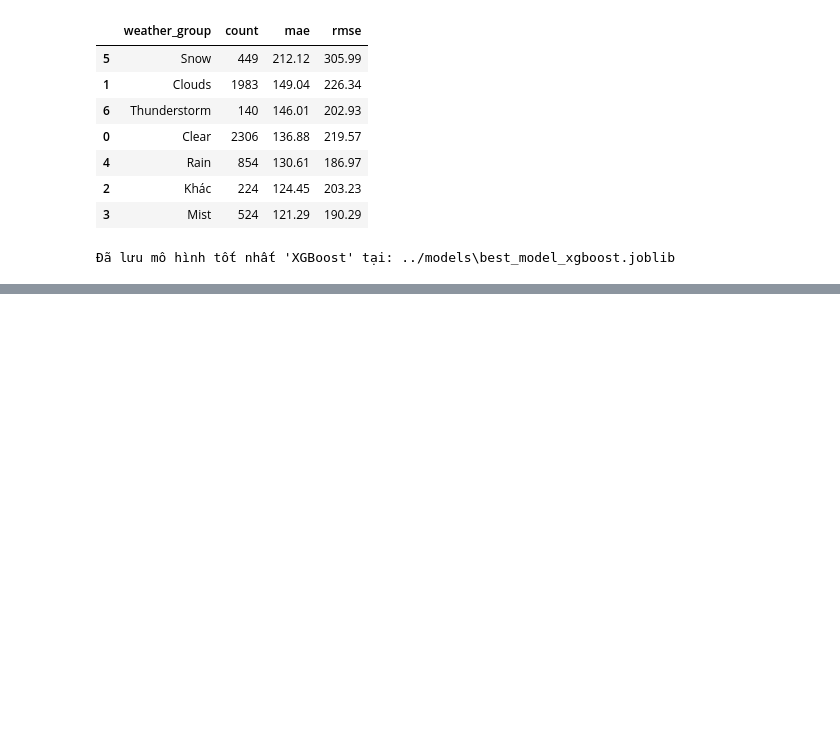
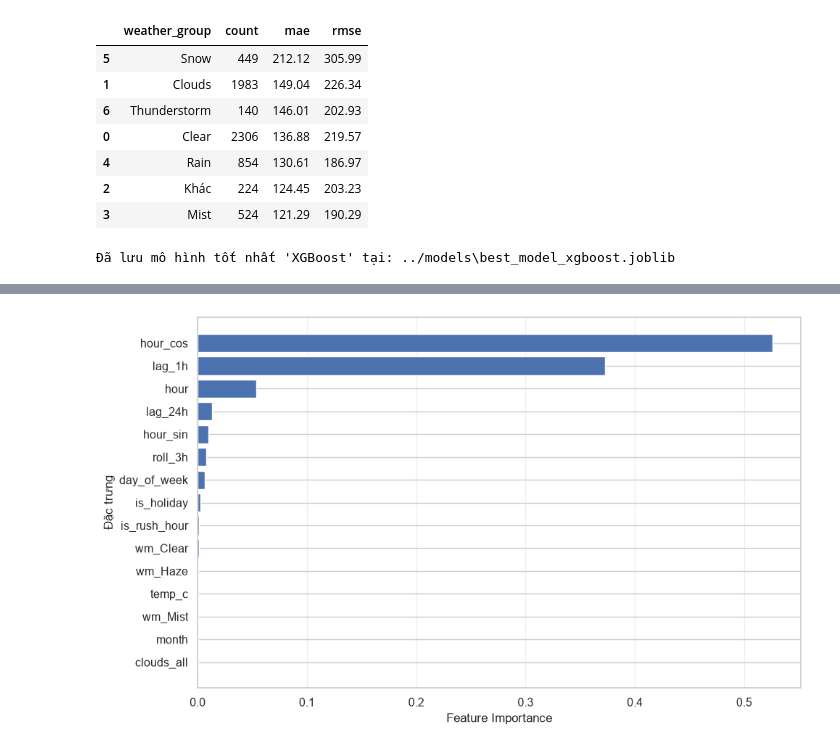
Before and after one commit to duchihi06/btl_nh-m_3, a Jupyter notebook: code/note_03.ipynb, the cells around one changed output, grey strips where cells are left out. Saved outputs shown, nothing was run; the diff lists cells and outputs as text; code cells hidden in the pictures; blank space fills up the shorter version.

```diff
--- a/code/note_03.ipynb
+++ b/code/note_03.ipynb
@@ -19,34 +19,34 @@ SEED = 42
 TARGET = "traffic_volume"
 TIME_COL = "date_time"
 
+# Đọc dữ liệu ngay trong cell để không phụ thuộc biến cũ nếu restart kernel
+df = pd.read_parquet("../data/processed/clean_data.parquet")
+
 # 1. Sắp xếp theo thời gian & chia Train (< 2018-01-01) / Test (>= 2018-01-01)
+df[TIME_COL] = pd.to_datetime(df[TIME_COL])
 df = df.sort_values(TIME_COL).reset_index(drop=True)
-df[TIME_COL] = pd.to_datetime(df[TIME_COL])
 
 train_df = df[df[TIME_COL] < "2018-01-01"].copy()
 test_df = df[df[TIME_COL] >= "2018-01-01"].copy()
 
 print(f"Train (< 2018-01-01): {len(train_df):,} dòng | Test (>= 2018-01-01): {len(test_df):,} dòng")
 
-# 2. Kiểm tra TimeSeriesSplit trên tập Train (minh họa chia cv)
+# 2. Kiểm tra TimeSeriesSplit trên tập Train
 tscv = TimeSeriesSplit(n_splits=5)
 print("Số fold TimeSeriesSplit:", tscv.get_n_splits())
 
 # 3. Xác định đặc trưng số (loại trừ cột thời gian, nhãn và các cột chuỗi)
-exclude_cols = {TIME_COL, TARGET, "weather_main", "holiday"}
+exclude_cols = {TIME_COL, TARGET, "weather_main", "weather_description", "holiday"}
 numeric_cols = [
     c for c in df.columns
     if c not in exclude_cols and pd.api.types.is_numeric_dtype(df[c])
 ]
 
-# Bộ B: toàn bộ đặc trưng số có sẵn (bao gồm cả lag/roll)
-# Bộ A: đặc trưng dài hạn (loại bỏ các cột có tên chứa 'lag' hoặc 'roll')
 features_B = numeric_cols
 features_A = [c for c in numeric_cols if ("lag" not in c.lower()) and ("roll" not in c.lower())]
 
 print(f"Số đặc trưng Bộ A: {len(features_A)} | Số đặc trưng Bộ B: {len(features_B)}")
 
-# Dùng Bộ B (hoặc đổi sang features_A nếu muốn đánh giá Bộ A)
 X_train = train_df[features_B].ffill().bfill()
 X_test = test_df[features_B].ffill().bfill()
 y_train = train_df[TARGET].astype(float)
@@ -54,12 +54,11 @@ y_test = test_df[TARGET].astype(float)
 df_test = test_df.copy()
 
 # 4. Huấn luyện các mô hình
-# Baseline (Seasonal Naive): dùng lag_24h nếu có, ngược lại shift 24 giờ trên chuỗi liên tục
 if "lag_24h" in test_df.columns and test_df["lag_24h"].notna().any():
     pred_naive = test_df["lag_24h"].ffill().bfill().to_numpy(dtype=float)
 else:
     series_all = df[TARGET].astype(float).shift(24).bfill()
-    pred_naive = series_all.loc[test_df.index].to_numpy(dtype=float)
+    pred_naive = series_all.iloc[test_df.index].to_numpy(dtype=float)
 
 ridge_model = make_pipeline(StandardScaler(), Ridge(alpha=10.0, random_state=SEED))
 rf_model = RandomForestRegressor(
@@ -375,0 +506,27 @@ else:
+# %%
+import matplotlib.pyplot as plt
+import pandas as pd
+
+# Đổi sang rf_model nếu bạn muốn lấy Feature Importance của Random Forest
+model_for_fi = xgb_model
+feature_names = X_train.columns
+
+fi_df = (
+    pd.DataFrame({
+        "Feature": feature_names,
+        "Importance": model_for_fi.feature_importances_,
+    })
+    .sort_values("Importance", ascending=True)
+    .tail(15)
+)
+
+plt.figure(figsize=(10, 6))
+plt.barh(fi_df["Feature"], fi_df["Importance"])
+plt.xlabel("Feature Importance")
+plt.ylabel("Đặc trưng")
+plt.grid(axis="x", alpha=0.3)
+plt.tight_layout()
+plt.savefig("../figures/hinh_4_2_feature_importance.png", dpi=300)
+plt.show()
+# %% [output]
+[figure, added]
```
Also changed, not shown: parts of 2 cells of this notebook.
